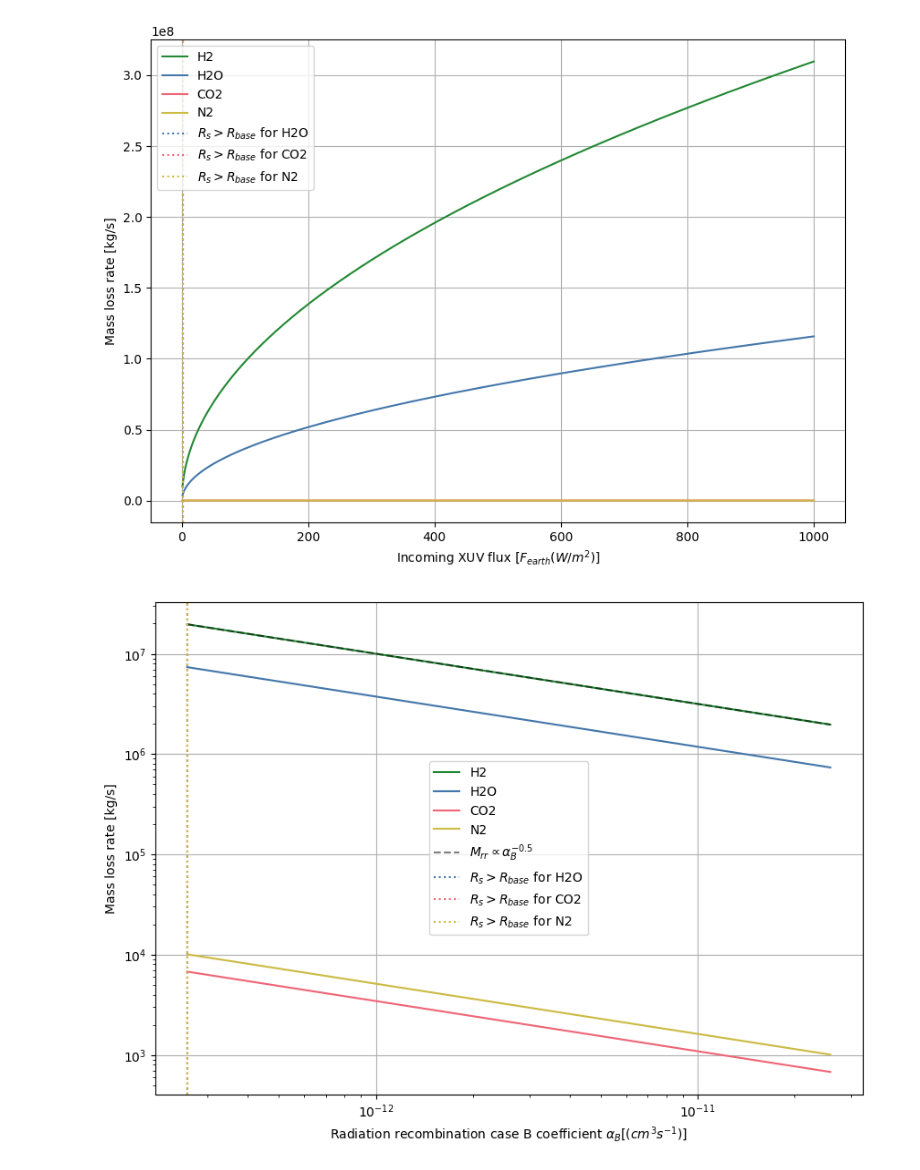
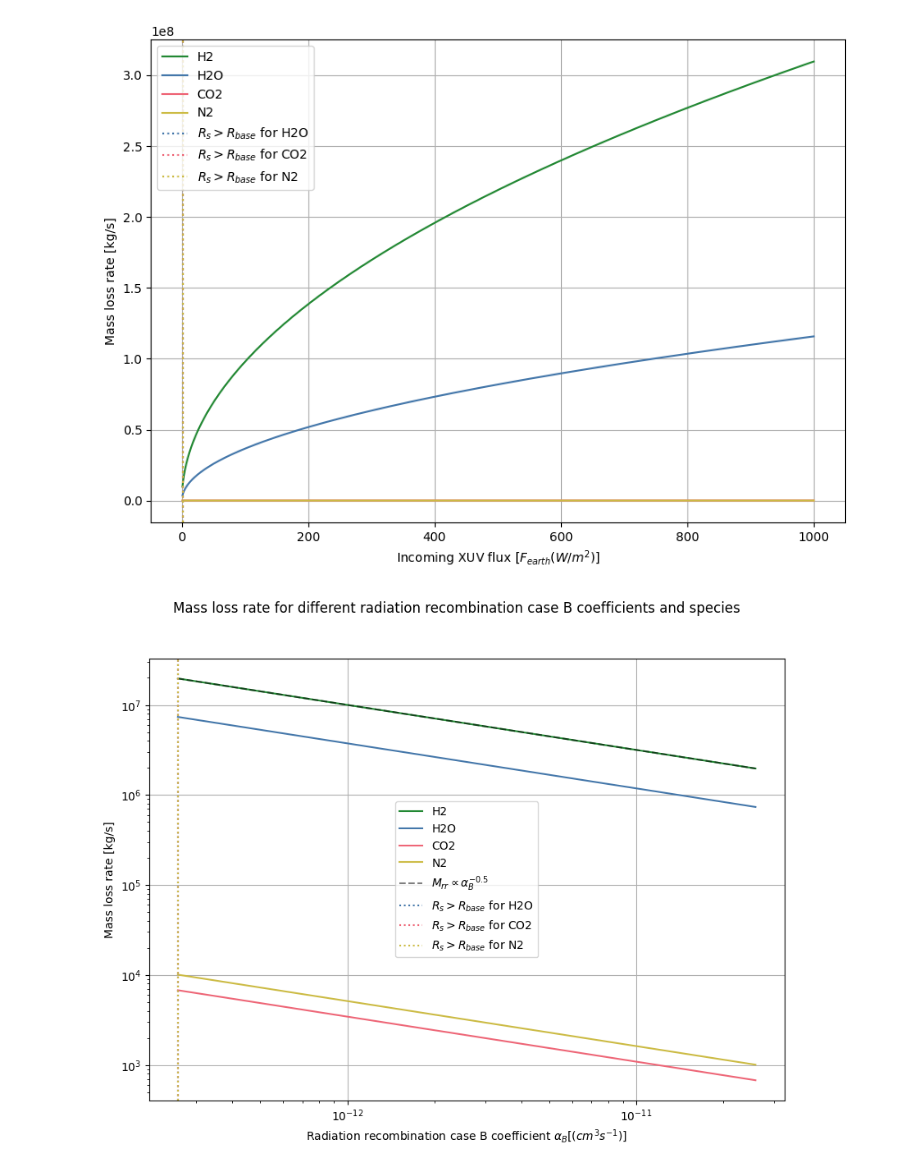
Before and after one commit to FormingWorlds/BScProjectAtmosphericEscape, a Jupyter notebook: plots/results_safari.ipynb, the cells around one changed output. Drawn from its saved outputs; the diff is of its cells as text; code cells hidden in the pictures.

Commit message:
Improved mass sweep plots and tested rr_coeff sensitivity

```diff
--- a/plots/results_safari.ipynb
+++ b/plots/results_safari.ipynb
@@ -452,18 +354,10 @@ None
 
 #for different species with different coefficients, I want to plot the escape rate as a function of the recombination coefficient
 
-species_microphysics = {
-    #NB, these are the values for the singly ionised and fully dissociated equivalents!!!!!
-    'H2': {'nu_0': 3.288467085473 * 10**15, 'mu_wind': 0.5, 'mu_plus_wind': 1, 'mu_photo': 2},
-    'H2O': {'nu_0': 4.835981008048 * 10**15 , 'mu_wind': 3, 'mu_plus_wind': 6, 'mu_photo': 18},
-    'CO2' : {'nu_0' : 3.3368 * 10**15, 'mu_wind': 7.2, 'mu_plus_wind': 14.4, 'mu_photo': (12+(16*2))},
-    'N2' : {'nu_0' : 3.7721 * 10**15, 'mu_wind': 7, 'mu_plus_wind': 14, 'mu_photo': 14*2}
-    }
-
 alpha_B = np.linspace(2.59 * 10**(-13), 2.59 * 10**(-11), 100) #[cm^3 s^-1] start is based on singly ionised hydrogen alpha_B, end is based on O IX alpha_B. Just to test if its worth implementing exact values.
 
 atmospheres_swept_coeffs = {}
-for species in species_microphysics.keys():
+for species in species_microphysics.keys(): #See dictionary defined above for the microphysical parameters of each species in the second cell
     atm_varied_coeff = np.array([make_simple_atmosphere(
         M_p=8.41 * 5.9722 * 10**24,
         R_p=2.73 * 6.371 * 10**6,
@@ -480,32 +374,33 @@ for species in species_microphysics.keys():
     ) for a in alpha_B])
 
     rates, r_break = sweep_coeffs(atm_varied_coeff)
     atmospheres_swept_coeffs[species] = (rates, r_break)
 
 keys = list(atmospheres_swept_coeffs.keys())
 
 
 colours = ['#228833', '#4477AA', '#EE6677', '#CCBB44']
 fig, ax = plt.subplots(1, 1, figsize=(10, 7))
-fig.suptitle=('Mass loss rate for different radiation recombination case B coefficients')
+fig.suptitle('Mass loss rate for different radiation recombination case B coefficients and species')
 
 ax.plot(alpha_B, atmospheres_swept_coeffs[keys[0]][0], label=keys[0], color=colours[0])
 ax.plot(alpha_B, atmospheres_swept_coeffs[keys[1]][0], label=keys[1], color=colours[1])
 ax.plot(alpha_B, atmospheres_swept_coeffs[keys[2]][0], label=keys[2], color=colours[2])
 ax.plot(alpha_B, atmospheres_swept_coeffs[keys[3]][0], label=keys[3], color=colours[3])
 ax.plot(alpha_B, (atmospheres_swept_coeffs[keys[0]][0][0] / alpha_B[0]**(-0.5)) * alpha_B**(-0.5), label='$M_{rr} \propto \\alpha_{B}^{-0.5}$', color='black', linestyle='dashed', alpha=0.5)
 
 for i, ele in enumerate(keys):
     regime_break_index = atmospheres_swept_coeffs[keys[i]][1]
     if regime_break_index is not None:
         ax.axvline(alpha_B[atmospheres_swept_coeffs[keys[i]][1]], label=f'$R_s > R_{{base}}$ for {keys[i]}', color=colours[i], linestyle='dotted')
 
 ax.legend()
 ax.grid(True)
 ax.set_xlabel('Radiation recombination case B coefficient $\\alpha_{B} [(cm^3 s^{-1})]$')
 ax.set_ylabel('Mass loss rate [kg/s]')
 ax.set_xscale('log')
 ax.set_yscale('log')
+#plt.savefig('Keepers/RR_coeff_sensitivity.png', dpi=300)
 plt.show()
 # %% [output]
-[figure, old version]
+[figure, new version]
```
Also changed, not shown: parts of 4 cells of this notebook.
